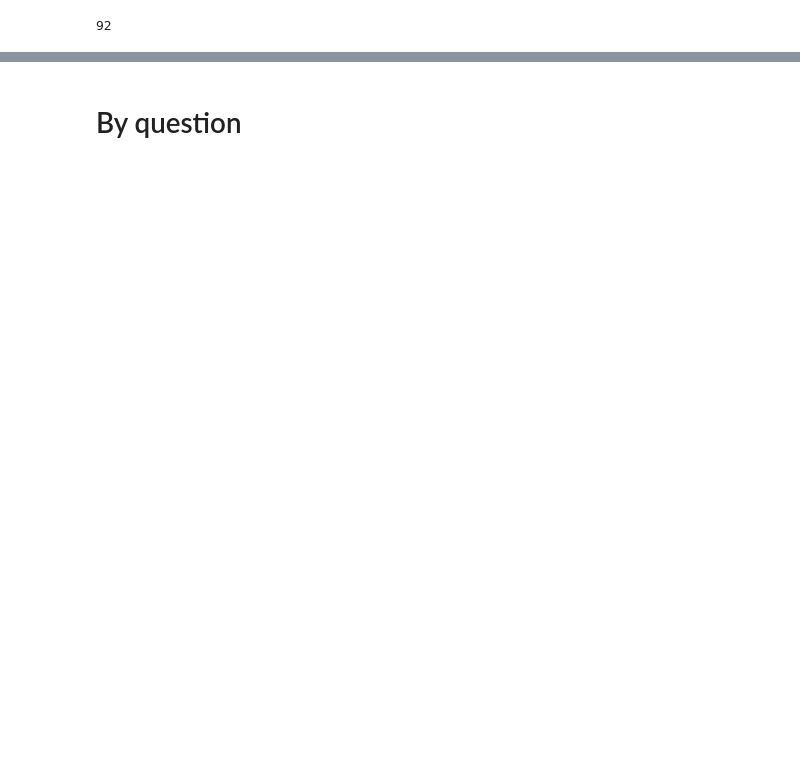
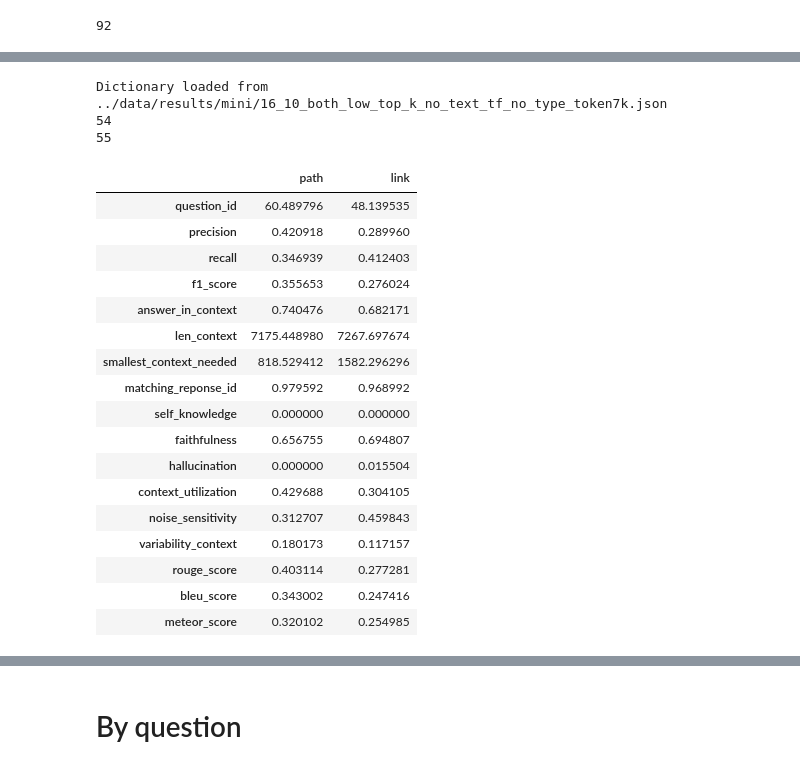
Before and after one commit to LacombeLouis/stark, a Jupyter notebook: notebooks/5_evalutation copy.ipynb, the cells around one changed output, grey strips where cells are left out. Saved outputs shown, nothing was run; the diff lists cells and outputs as text; code cells hidden in the pictures; blank space fills up the shorter version.

```diff
--- a/notebooks/5_evalutation copy.ipynb
+++ b/notebooks/5_evalutation copy.ipynb
@@ -236,0 +363,61 @@ matching_reponse_id
+# %%
+results_dict = load_dict_from_file(data_path + "16_10_both_low_top_k_no_text_tf_no_type_token7k.json")
+
+dict_path = {}
+dict_link = {}
+for item in results_dict:
+    context_ = str(results_dict[item]['answer_0']["context"])
+    splits_ = context_.split("\n")
+    len_splits_ = [len(split.split("->")) for split in splits_]
+
+    # create a bool for have any split greater than 2
+    is_path = any([item > 3 for item in len_splits_])
+    if is_path:
+        dict_path[item] = results_dict[item]
+    else:
+        dict_link[item] = results_dict[item]
+
+print(len(dict_path))
+print(len(dict_link))
+# %% [output]
+Dictionary loaded from ../data/results/mini/16_10_both_low_top_k_no_text_tf_no_type_token7k.json
+54
+55
+# %%
+list_mean_values, list_std_values = [], []
+
+df = get_dict_to_df(get_dict_compiled_results(dict_path))
+list_columns = df.columns
+list_mean_values.append(np.mean(df, axis=0))
+list_std_values.append(np.std(df, axis=0))
+df = get_dict_to_df(get_dict_compiled_results(dict_link))
+list_columns = df.columns
+list_mean_values.append(np.mean(df, axis=0))
+list_std_values.append(np.std(df, axis=0))
+
+df_mean = pd.DataFrame(list_mean_values, columns=list_columns).T
+df_std = pd.DataFrame(list_std_values, columns=list_columns).T
+
+df_mean.columns = ["path", "link"]
+df_std.columns = ["path", "link"]
+
+df_mean
+# %% [output]
+|  | path | link |
+| question_id | 60.489796 | 48.139535 |
+| precision | 0.420918 | 0.289960 |
+| recall | 0.346939 | 0.412403 |
+| f1_score | 0.355653 | 0.276024 |
+| answer_in_context | 0.740476 | 0.682171 |
+| len_context | 7175.448980 | 7267.697674 |
+| smallest_context_needed | 818.529412 | 1582.296296 |
+| matching_reponse_id | 0.979592 | 0.968992 |
+| self_knowledge | 0.000000 | 0.000000 |
+| faithfulness | 0.656755 | 0.694807 |
+| hallucination | 0.000000 | 0.015504 |
+| context_utilization | 0.429688 | 0.304105 |
+| noise_sensitivity | 0.312707 | 0.459843 |
+| variability_context | 0.180173 | 0.117157 |
+| rouge_score | 0.403114 | 0.277281 |
+| bleu_score | 0.343002 | 0.247416 |
+| meteor_score | 0.320102 | 0.254985 |
```
Also changed, not shown: parts of 27 cells of this notebook, 4 other files.
